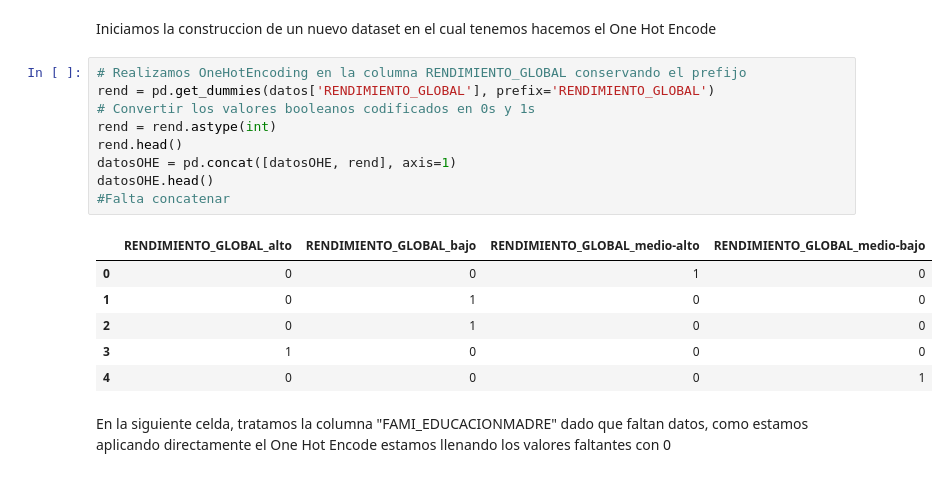
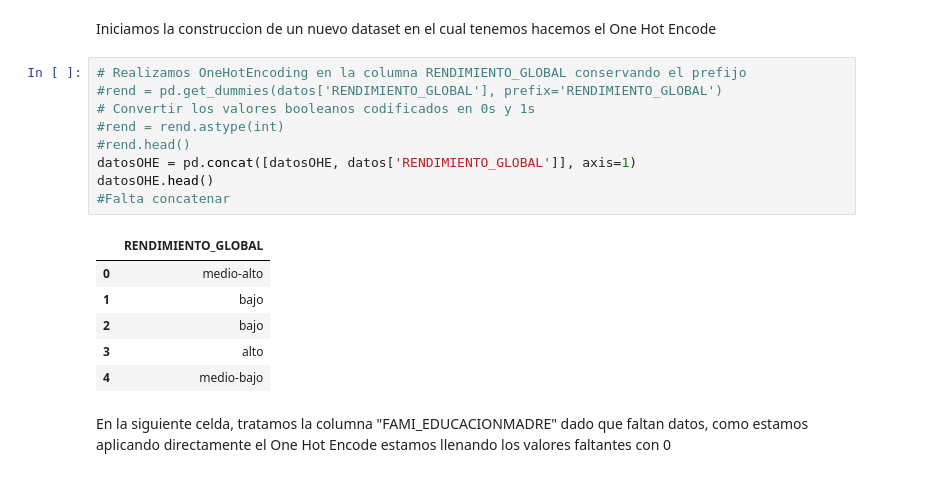
Before and after one commit to cristianpenagos/IAUdeA, a Jupyter notebook: 02-preprocesado.ipynb, the cells around one changed output. Drawn from its saved outputs; the diff is of its cells as text.

```diff
--- a/02-preprocesado.ipynb
+++ b/02-preprocesado.ipynb
@@ -18,20 +27,20 @@ datos = datos.drop('ESTU_PRIVADO_LIBERTAD', axis=1)
 Iniciamos la construccion de un nuevo dataset en el cual tenemos hacemos el One Hot Encode
 # %%
 # Realizamos OneHotEncoding en la columna RENDIMIENTO_GLOBAL conservando el prefijo
-rend = pd.get_dummies(datos['RENDIMIENTO_GLOBAL'], prefix='RENDIMIENTO_GLOBAL')
+#rend = pd.get_dummies(datos['RENDIMIENTO_GLOBAL'], prefix='RENDIMIENTO_GLOBAL')
 # Convertir los valores booleanos codificados en 0s y 1s
-rend = rend.astype(int)
-rend.head()
-datosOHE = pd.concat([datosOHE, rend], axis=1)
+#rend = rend.astype(int)
+#rend.head()
+datosOHE = pd.concat([datosOHE, datos['RENDIMIENTO_GLOBAL']], axis=1)
 datosOHE.head()
 #Falta concatenar
 # %% [output]
-|  | RENDIMIENTO_GLOBAL_alto | RENDIMIENTO_GLOBAL_bajo | RENDIMIENTO_GLOBAL_medio-alto | RENDIMIENTO_GLOBAL_medio-bajo |
-| 0 | 0 | 0 | 1 | 0 |
-| 1 | 0 | 1 | 0 | 0 |
-| 2 | 0 | 1 | 0 | 0 |
-| 3 | 1 | 0 | 0 | 0 |
-| 4 | 0 | 0 | 0 | 1 |
+|  | RENDIMIENTO_GLOBAL |
+| 0 | medio-alto |
+| 1 | bajo |
+| 2 | bajo |
+| 3 | alto |
+| 4 | medio-bajo |
 # %% [markdown]
 En la siguiente celda, tratamos la columna "FAMI_EDUCACIONMADRE" dado que faltan datos, como estamos aplicando directamente el One Hot Encode estamos llenando los valores faltantes con 0
 # %%
```
Also changed, not shown: parts of 20 cells of this notebook.
